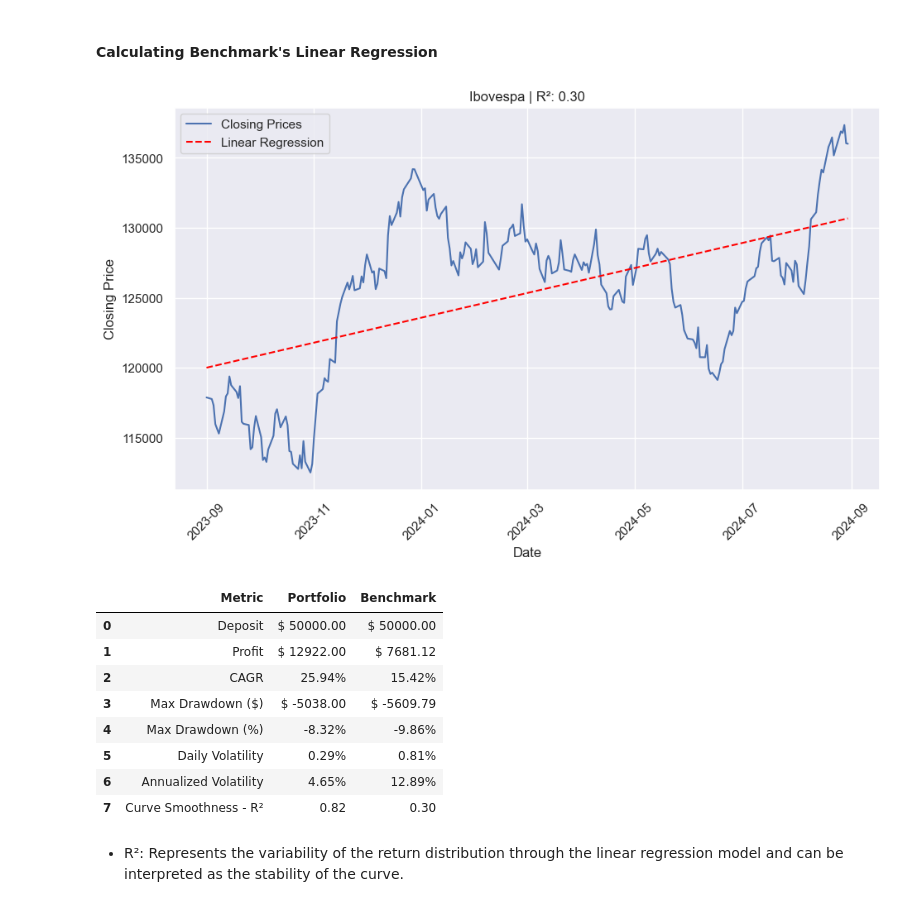
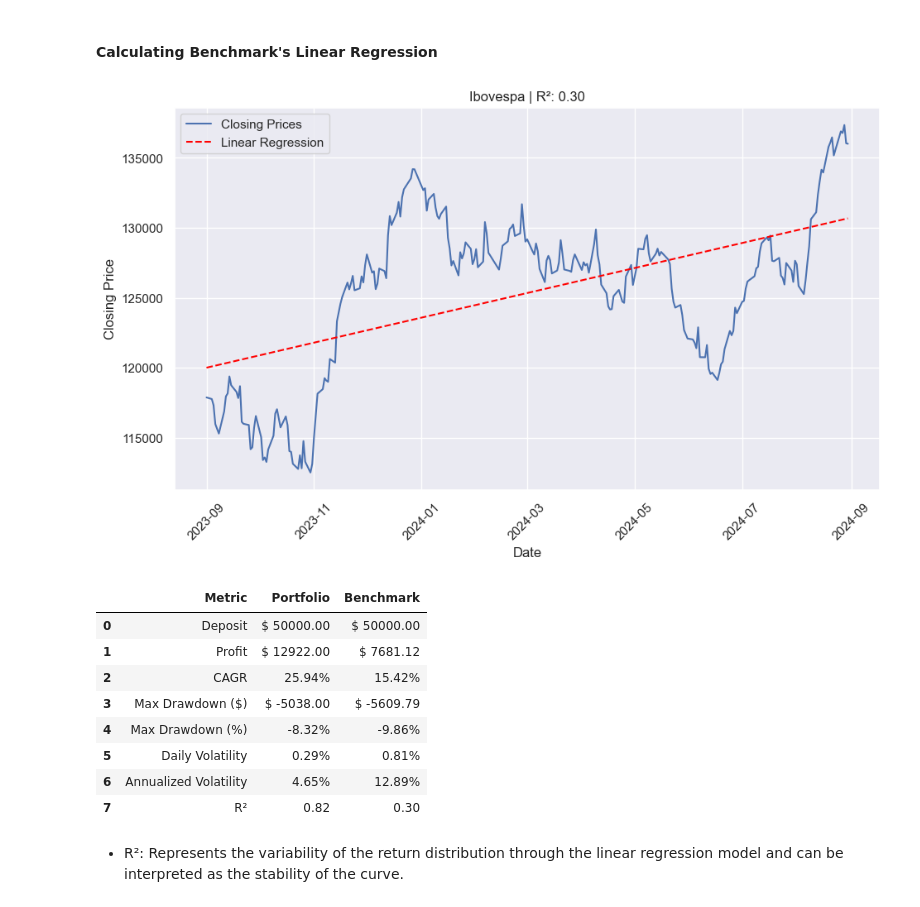
Before and after one commit to davimmoraes/algorithmic-portfolio-live-trading-analysis, a Jupyter notebook: algorithmic-portfolio-live_trading-analysis_EN.ipynb, the cells around one changed output. Cells and saved outputs as stored; diff of their text form; code cells hidden in the pictures.

```diff
--- a/algorithmic-portfolio-live_trading-analysis_EN.ipynb
+++ b/algorithmic-portfolio-live_trading-analysis_EN.ipynb
@@ -304,7 +304,7 @@ r_squared = r_value**2
 df['Regression'] = intercept + slope * df['Time_ordinal']
 
 # Add R² to our metrics DataFrame
-df_metrics_portfolio_lr = pd.DataFrame({'Metric': ['Curve Smoothness - R²'], 'Portfolio': [f'{r_squared:.2f}']})
+df_metrics_portfolio_lr = pd.DataFrame({'Metric': ['R²'], 'Portfolio': [f'{r_squared:.2f}']})
 df_metrics = pd.concat([df_metrics, df_metrics_portfolio_lr], ignore_index=True)
 
 # Plot the portfolio equity and regression line
@@ -337,35 +337,35 @@ r_squared_benchmark = r_value_benchmark**2
 
 # Add the regression line to the DataFrame
 df_benchmark['Regression'] = intercept_benchmark + slope_benchmark * df_benchmark['Time_ordinal']
 
 # Add the R² metric to the metrics DataFrame
-df_metrics.loc[df_metrics['Metric'] == 'Curve Smoothness - R²', 'Benchmark'] = f'{r_squared_benchmark:.2f}'
+df_metrics.loc[df_metrics['Metric'] == 'R²', 'Benchmark'] = f'{r_squared_benchmark:.2f}'
 
 # Plot the benchmark prices and regression line
 plt.figure(figsize=(11, 6))
 sns.lineplot(data=df_benchmark, x='Date', y='Close', label='Closing Prices')
 sns.lineplot(data=df_benchmark, x='Date', y='Regression', color='red', linestyle='--', label='Linear Regression')
 
 plt.title(f'Ibovespa | R²: {r_squared_benchmark:.2f}')
 plt.xlabel('Date')
 plt.ylabel('Closing Price')
 plt.xticks(rotation=45)
 plt.legend()
 plt.show()
 
 # Display the updated metrics DataFrame
 df_metrics
 # %% [output]
 [figure]
 |  | Metric | Portfolio | Benchmark |
 | 0 | Deposit | $ 50000.00 | $ 50000.00 |
 | 1 | Profit | $ 12922.00 | $ 7681.12 |
 | 2 | CAGR | 25.94% | 15.42% |
 | 3 | Max Drawdown ($) | $ -5038.00 | $ -5609.79 |
 | 4 | Max Drawdown (%) | -8.32% | -9.86% |
 | 5 | Daily Volatility | 0.29% | 0.81% |
 | 6 | Annualized Volatility | 4.65% | 12.89% |
-| 7 | Curve Smoothness - R² | 0.82 | 0.30 |
+| 7 | R² | 0.82 | 0.30 |
 # %% [markdown]
  - R²: Represents the variability of the return distribution through the linear regression model and can be interpreted as the stability of the curve.
 # %% [markdown]
```
Also changed, not shown: parts of 2 cells of this notebook, 1 other file.
